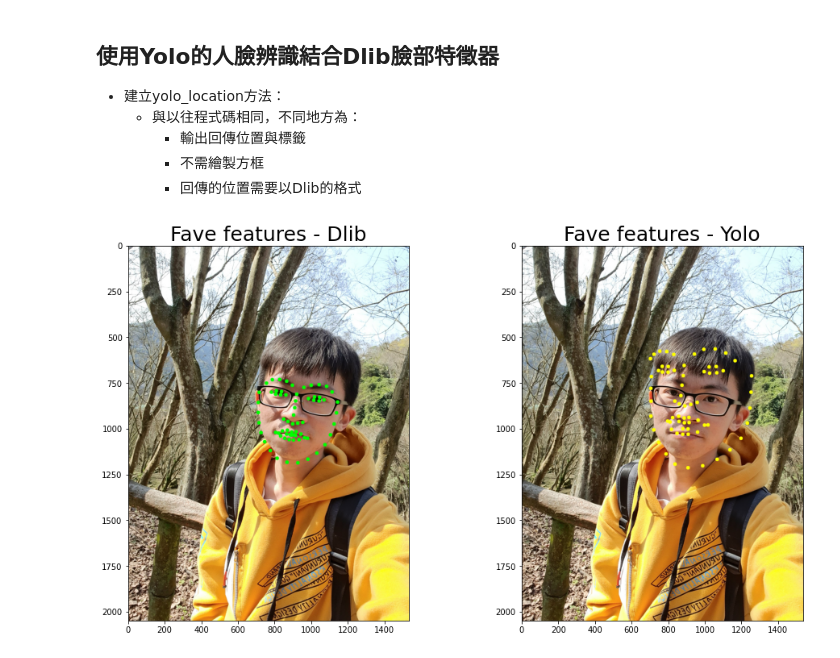
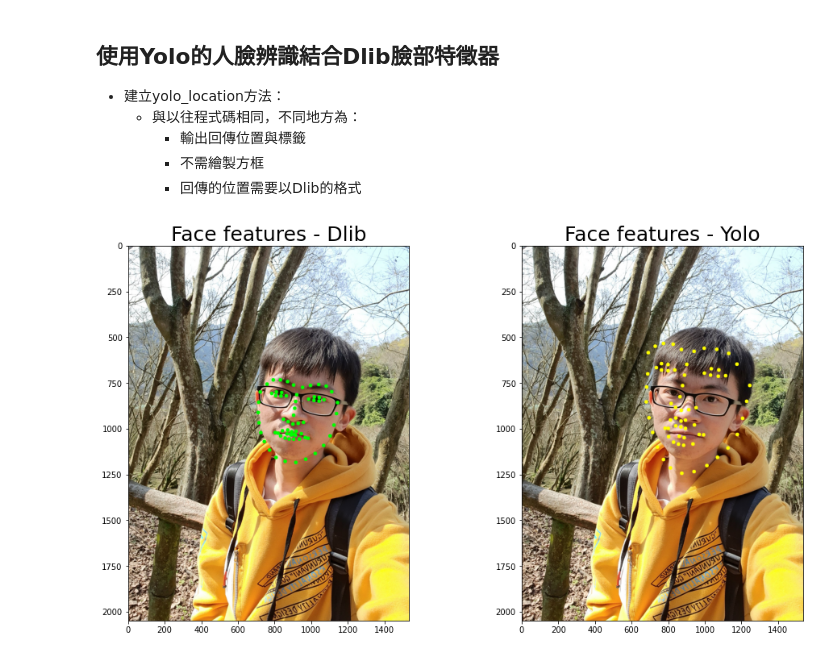
Before and after one commit to j82887/Face-Detection, a Jupyter notebook: 13_Face features - Dlib/Face features - Dlib.ipynb, the cells around one changed output. Saved outputs shown, nothing was run; the diff lists cells and outputs as text; code cells hidden in the pictures.

Commit message:
dlib

```diff
--- a/13_Face features - Dlib/Face features - Dlib.ipynb
+++ b/13_Face features - Dlib/Face features - Dlib.ipynb
@@ -91,7 +91,7 @@ net = cv2.dnn.readNetFromDarknet("yolov3-tiny.cfg","./test_yolov3-tiny_10000.wei
 layer_names = net.getLayerNames()
 output_layers = [layer_names[i[0] - 1] for i in net.getUnconnectedOutLayers()]
 
-classes = [line.strip() for line in open("cfg_mask/obj2.names")]
+classes = [line.strip() for line in open("obj2.names")]
 
 def yolo_location(frame):
 
@@ -136,36 +136,36 @@ def yolo_location(frame):
 # %%
 import matplotlib.pyplot as plt
 
-img = cv2.imread("Image_test/Face_test.jpeg")
+img = cv2.imread("Face_test.jpg")
 img_2 = img
 img = cv2.resize(img, None, fx=1, fy=1)
 
 label, location_yolo = yolo_location(img)
 location_dlib = detector(img)
 
 img_gray = cv2.cvtColor(img, cv2.COLOR_BGR2GRAY)
 
 for face in location_dlib:
     landmarks = predictor(img_gray, face)
     for i in range(67):
         cv2.circle(img, (landmarks.part(i).x, landmarks.part(i).y), 10, (0,255,0), -1)
 
 for face in location_yolo:
     landmarks = predictor(img_gray, face)
     for i in range(67):
         cv2.circle(img_2, (landmarks.part(i).x, landmarks.part(i).y), 10, (0,255,255), -1)
 
 
 fig , ax = plt.subplots(figsize=(15,13))
 fig.subplots_adjust(hspace=0.4, wspace=0.4) #設定子圖的間隔
 
 plt.subplot(1, 2, 1)
-plt.title("Fave features - Dlib", size=25)
+plt.title("Face features - Dlib", size=25)
 plt.imshow(cv2.cvtColor(img, cv2.COLOR_BGR2RGB))
 
 plt.subplot(1, 2, 2)
-plt.title("Fave features - Yolo", size=25)
+plt.title("Face features - Yolo", size=25)
 plt.imshow(cv2.cvtColor(img_2, cv2.COLOR_BGR2RGB))
 plt.show()
 # %% [output]
-[figure, old version]
+[figure, new version]
```
Also changed, not shown: 5 other files.
